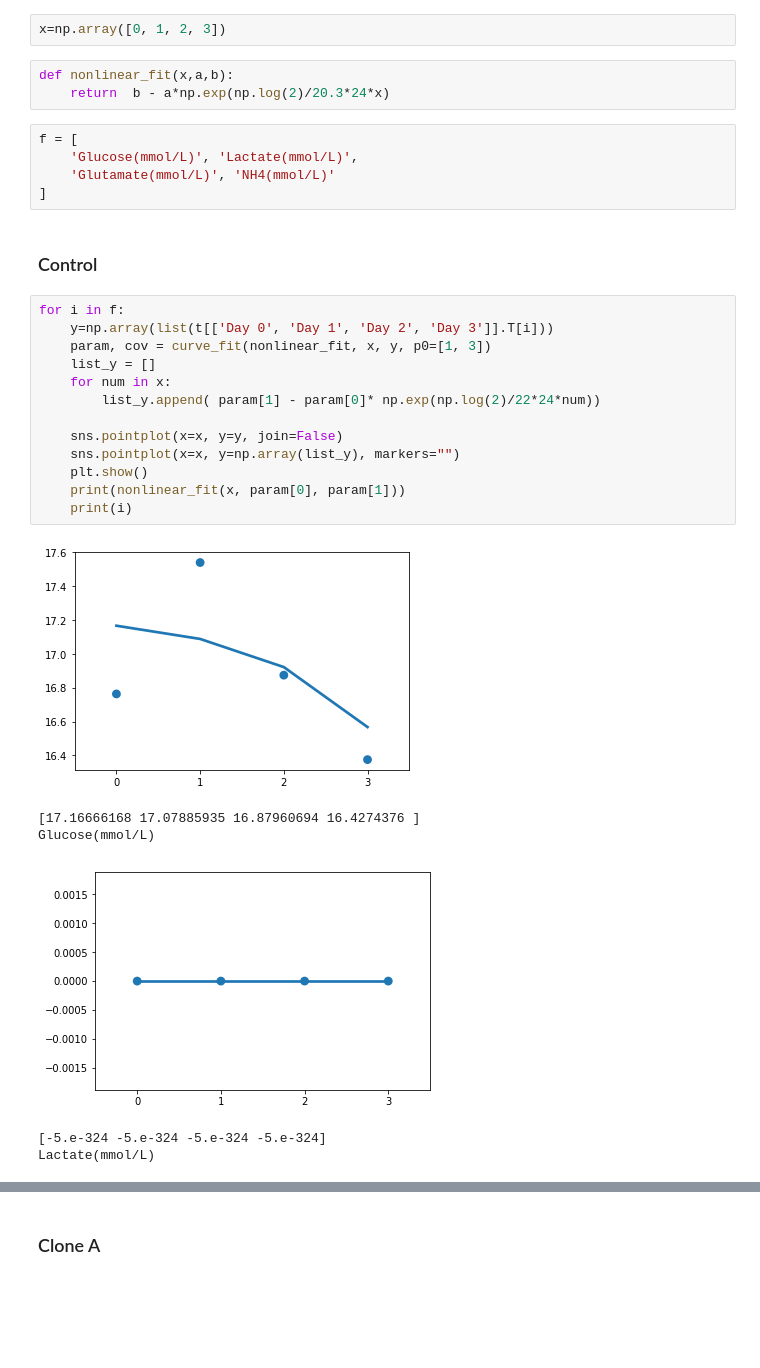
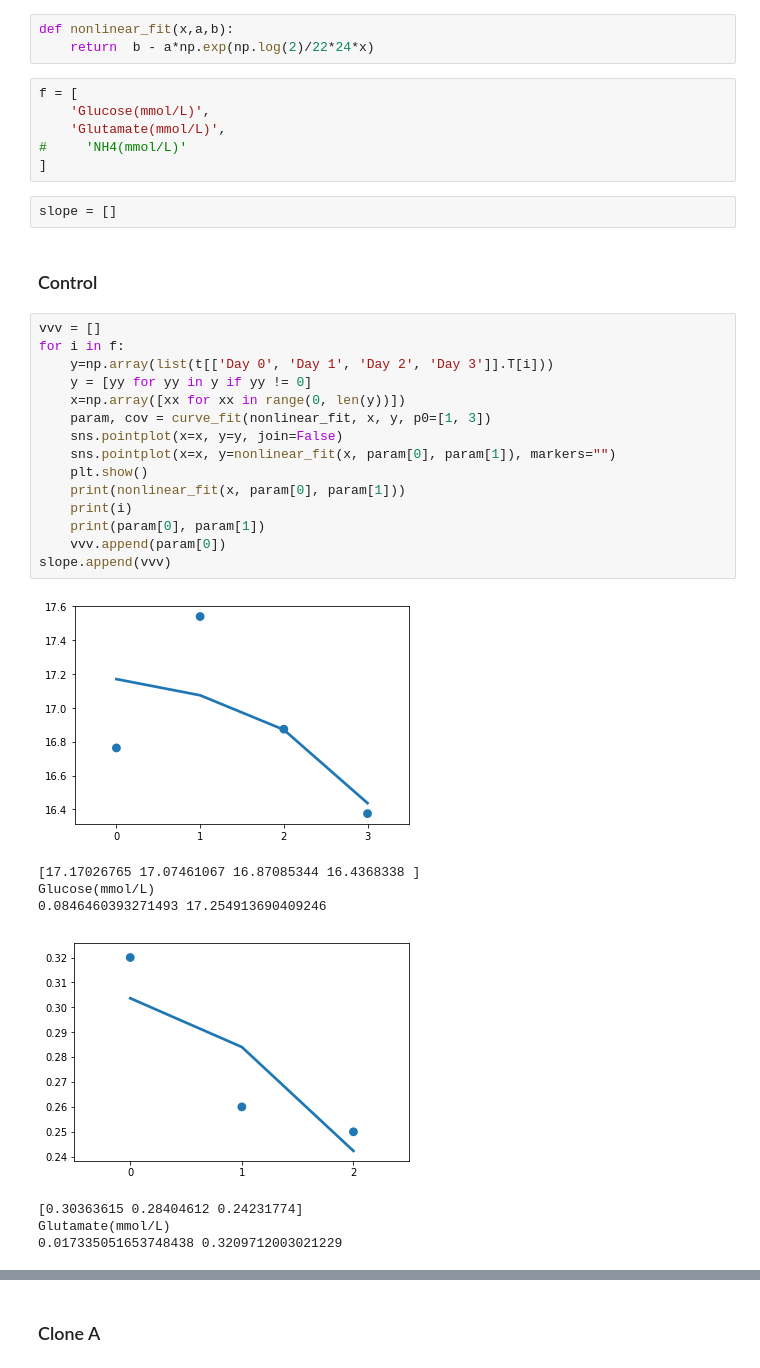
Before and after one commit to inoue0426/Cancer_cell_modeling_using_FBA, a Jupyter notebook: get the function from data.ipynb, the cells around one changed output, grey strips where cells are left out. Drawn from its saved outputs; the diff is of its cells as text; blank space fills up the shorter version.

```diff
--- a/get the function from data.ipynb
+++ b/get the function from data.ipynb
@@ -19,35 +19,40 @@ t
 | Na(mmol/L) | 149.00000 | 153.000000 | 157.000000 | 160.000000 | 153.000000 | 157.000000 | 160.000000 | 153.000000 | 156.000000 | 158.000000 |
 | K(mmol/L) | 4.20000 | 4.300000 | 4.400000 | 4.500000 | 4.300000 | 4.400000 | 4.500000 | 4.300000 | 4.400000 | 4.400000 |
 | NH4(mmol/L) | 0.41000 | 0.510000 | 0.620000 | 0.680000 | 0.540000 | 0.730000 | 0.900000 | 0.510000 | 0.640000 | 0.720000 |
-# %%
-x=np.array([0, 1, 2, 3])
 # %%
 def nonlinear_fit(x,a,b):
-    return  b - a*np.exp(np.log(2)/20.3*24*x)
+    return  b - a*np.exp(np.log(2)/22*24*x)
 # %%
 f = [
-    'Glucose(mmol/L)', 'Lactate(mmol/L)',
-    'Glutamate(mmol/L)', 'NH4(mmol/L)'
+    'Glucose(mmol/L)',
+    'Glutamate(mmol/L)',
+#     'NH4(mmol/L)'
 ]
+# %%
+slope = []
 # %% [markdown]
 ### Control
 # %%
+vvv = []
 for i in f:
     y=np.array(list(t[['Day 0', 'Day 1', 'Day 2', 'Day 3']].T[i]))
+    y = [yy for yy in y if yy != 0]
+    x=np.array([xx for xx in range(0, len(y))])
     param, cov = curve_fit(nonlinear_fit, x, y, p0=[1, 3])
-    list_y = []
-    for num in x:
-        list_y.append( param[1] - param[0]* np.exp(np.log(2)/22*24*num))
-
     sns.pointplot(x=x, y=y, join=False)
-    sns.pointplot(x=x, y=np.array(list_y), markers="")
+    sns.pointplot(x=x, y=nonlinear_fit(x, param[0], param[1]), markers="")
     plt.show()
     print(nonlinear_fit(x, param[0], param[1]))
     print(i)
+    print(param[0], param[1])
+    vvv.append(param[0])
+slope.append(vvv)
 # %% [output]
-[figure, old version]
+[figure, new version]
-[17.16666168 17.07885935 16.87960694 16.4274376 ]
+[17.17026765 17.07461067 16.87085344 16.4368338 ]
 Glucose(mmol/L)
+0.0846460393271493 17.254913690409246
-[figure, old version]
+[figure, new version]
-[-5.e-324 -5.e-324 -5.e-324 -5.e-324]
-Lactate(mmol/L)
+[0.30363615 0.28404612 0.24231774]
+Glutamate(mmol/L)
+0.017335051653748438 0.3209712003021229
```
Also changed, not shown: parts of 8 cells of this notebook, 14 other files.
